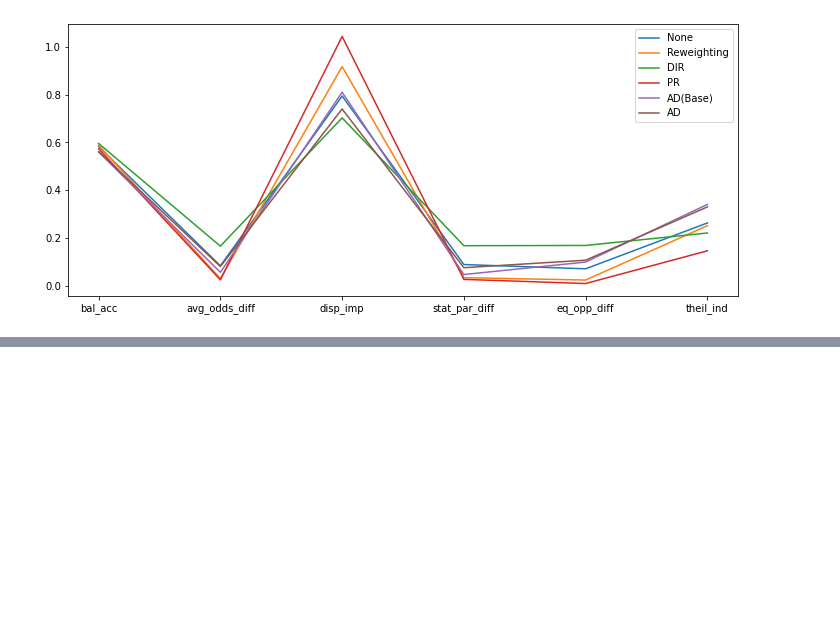
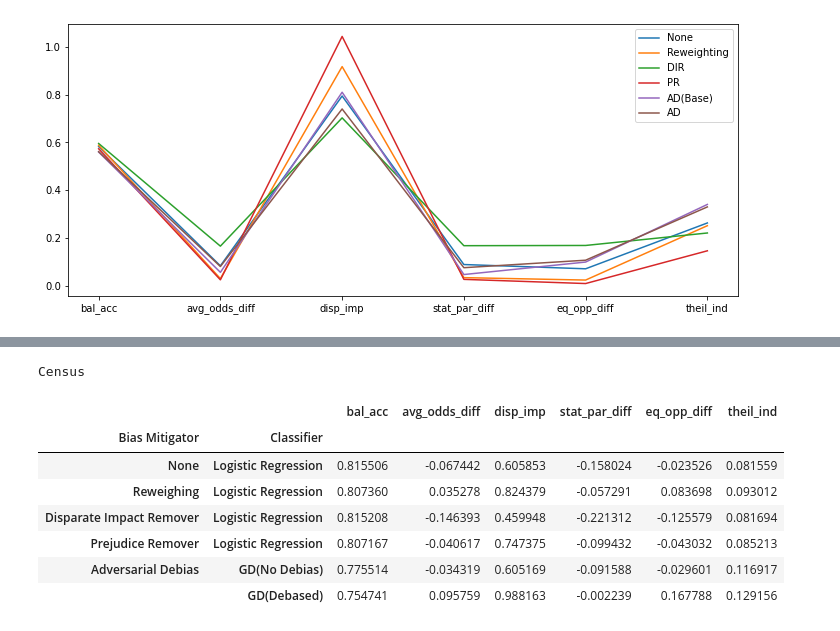
Before and after one commit to sujinjian/BiasMitigationProject, a Jupyter notebook: Main-AnalysisGraphs.ipynb, the cells around one changed output, grey strips where cells are left out. Drawn from its saved outputs; the diff is of its cells as text; code cells hidden in the pictures; blank space fills up the shorter version.

```diff
--- a/Main-AnalysisGraphs.ipynb
+++ b/Main-AnalysisGraphs.ipynb
@@ -1096,0 +1156,15 @@ post_acute.plot()
+# %%
+print("Census")
+census = pd.read_pickle("Census_Results_Pickle2")
+
+display(census)
+# %% [output]
+Census
+|  |  | bal_acc | avg_odds_diff | disp_imp | stat_par_diff | eq_opp_diff | theil_ind |
+| Bias Mitigator | Classifier |  |  |  |  |  |  |
+| None | Logistic Regression | 0.815506 | -0.067442 | 0.605853 | -0.158024 | -0.023526 | 0.081559 |
+| Reweighing | Logistic Regression | 0.807360 | 0.035278 | 0.824379 | -0.057291 | 0.083698 | 0.093012 |
+| Disparate Impact Remover | Logistic Regression | 0.815208 | -0.146393 | 0.459948 | -0.221312 | -0.125579 | 0.081694 |
+| Prejudice Remover | Logistic Regression | 0.807167 | -0.040617 | 0.747375 | -0.099432 | -0.043032 | 0.085213 |
+| Adversarial Debias | GD(No Debias) | 0.775514 | -0.034319 | 0.605169 | -0.091588 | -0.029601 | 0.116917 |
+|  | GD(Debased) | 0.754741 | 0.095759 | 0.988163 | -0.002239 | 0.167788 | 0.129156 |
```
Also changed, not shown: parts of 18 cells of this notebook, 20 other files.
